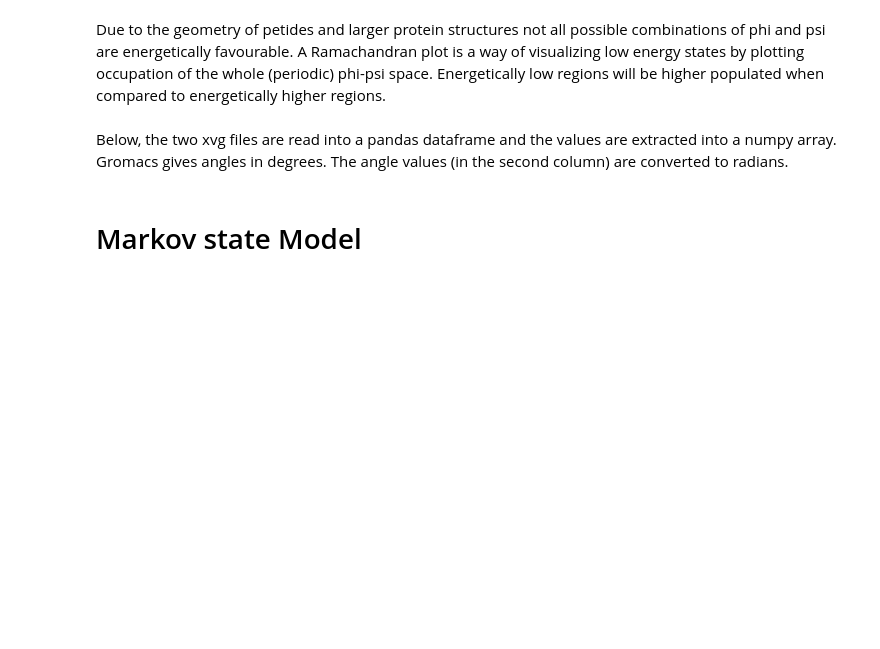
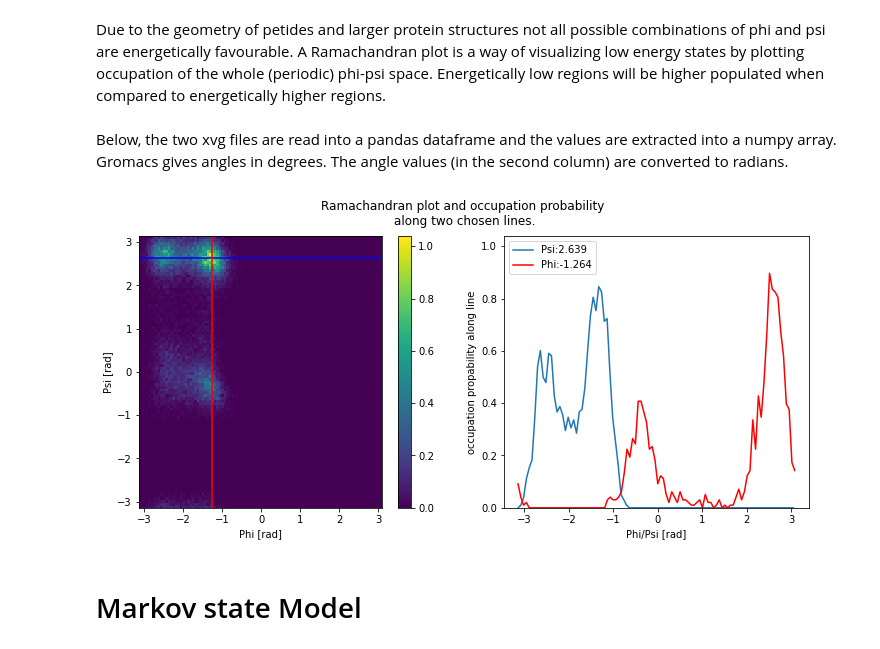
Before and after one commit to HannesC94/Final_Project_BioSim, a Jupyter notebook: Construction and Validation of Markov State Model .ipynb, the cells around one changed output. Drawn from its saved outputs; the diff is of its cells as text; code cells hidden in the pictures; blank space fills up the shorter version.

```diff
--- a/Construction and Validation of Markov State Model .ipynb
+++ b/Construction and Validation of Markov State Model .ipynb
@@ -119,6 +119,10 @@ psi = psi_raw.values
 psi[:, 1] *= 2*np.pi/360
 phi = phi_raw.values
 phi[:, 1] *= 2*np.pi/360
+# %%
+plot = ramachandran_plot(phi, psi, xy_idx=[0.3, 0.92])
+# %% [output]
+[figure, added]
 # %% [markdown]
 # Markov state Model
 # %% [markdown]
```
Also changed, not shown: parts of 7 cells of this notebook.
